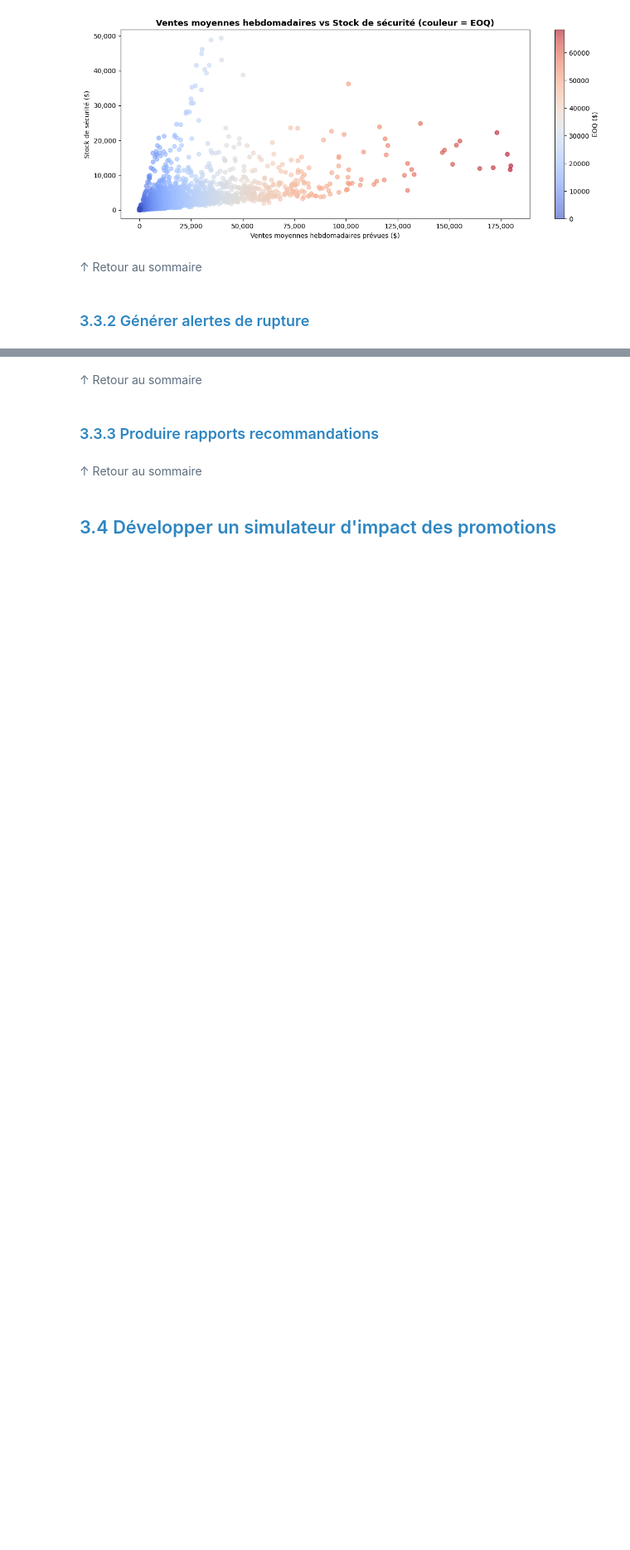
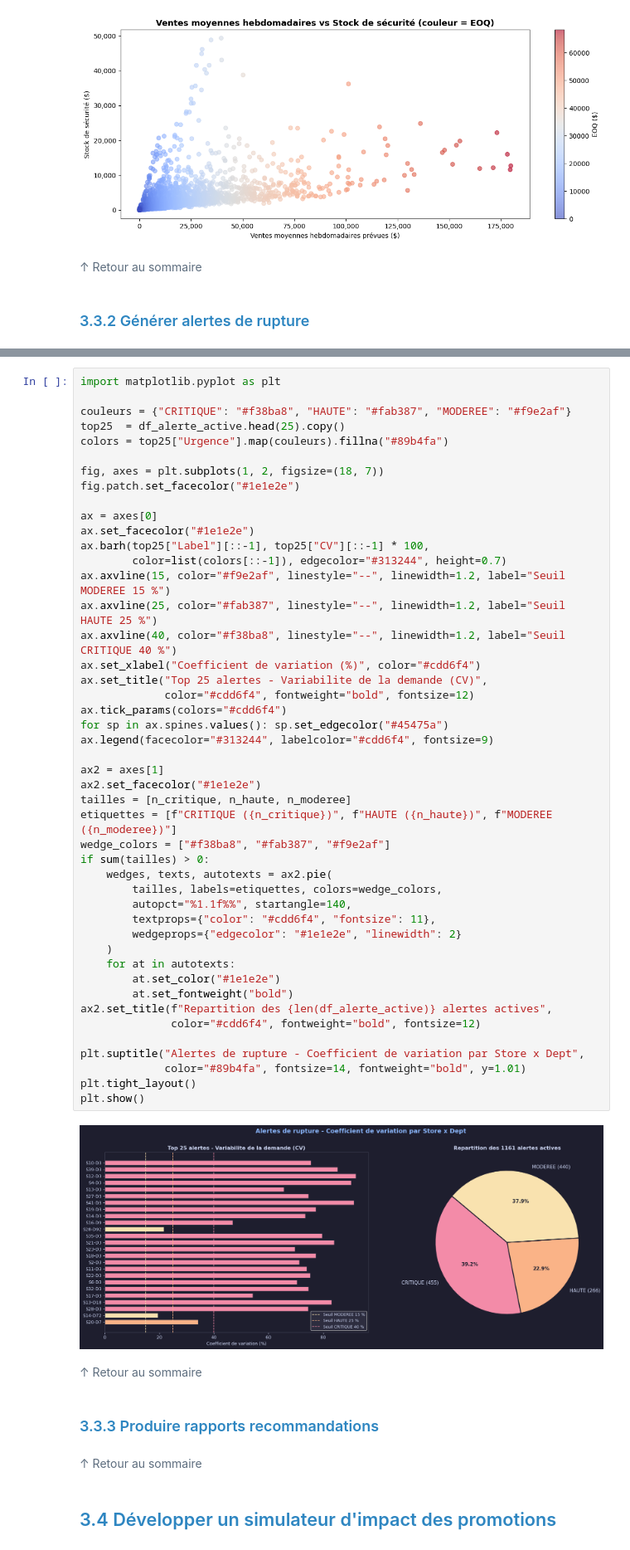
Before and after one commit to AnisHemaida/walmart-sales-forecasting, a Jupyter notebook: notebooks/SIPV_Walmart_EPIC3.ipynb, the cells around one changed output, grey strips where cells are left out. Shown at 83% size. Drawn from its saved outputs; the diff is of its cells as text; blank space fills up the shorter version.

Commit message:
alertes de rupture

```diff
--- a/notebooks/SIPV_Walmart_EPIC3.ipynb
+++ b/notebooks/SIPV_Walmart_EPIC3.ipynb
@@ -1062,3 +1175,51 @@ plt.show()
+# %%
+import matplotlib.pyplot as plt
+
+couleurs = {"CRITIQUE": "#f38ba8", "HAUTE": "#fab387", "MODEREE": "#f9e2af"}
+top25  = df_alerte_active.head(25).copy()
+colors = top25["Urgence"].map(couleurs).fillna("#89b4fa")
+
+fig, axes = plt.subplots(1, 2, figsize=(18, 7))
+fig.patch.set_facecolor("#1e1e2e")
+
+ax = axes[0]
+ax.set_facecolor("#1e1e2e")
+ax.barh(top25["Label"][::-1], top25["CV"][::-1] * 100,
+        color=list(colors[::-1]), edgecolor="#313244", height=0.7)
+ax.axvline(15, color="#f9e2af", linestyle="--", linewidth=1.2, label="Seuil MODEREE 15 %")
+ax.axvline(25, color="#fab387", linestyle="--", linewidth=1.2, label="Seuil HAUTE 25 %")
+ax.axvline(40, color="#f38ba8", linestyle="--", linewidth=1.2, label="Seuil CRITIQUE 40 %")
+ax.set_xlabel("Coefficient de variation (%)", color="#cdd6f4")
+ax.set_title("Top 25 alertes - Variabilite de la demande (CV)",
+             color="#cdd6f4", fontweight="bold", fontsize=12)
+ax.tick_params(colors="#cdd6f4")
+for sp in ax.spines.values(): sp.set_edgecolor("#45475a")
+ax.legend(facecolor="#313244", labelcolor="#cdd6f4", fontsize=9)
+
+ax2 = axes[1]
+ax2.set_facecolor("#1e1e2e")
+tailles = [n_critique, n_haute, n_moderee]
+etiquettes = [f"CRITIQUE ({n_critique})", f"HAUTE ({n_haute})", f"MODEREE ({n_moderee})"]
+wedge_colors = ["#f38ba8", "#fab387", "#f9e2af"]
+if sum(tailles) > 0:
+    wedges, texts, autotexts = ax2.pie(
+        tailles, labels=etiquettes, colors=wedge_colors,
+        autopct="%1.1f%%", startangle=140,
+        textprops={"color": "#cdd6f4", "fontsize": 11},
+        wedgeprops={"edgecolor": "#1e1e2e", "linewidth": 2}
+    )
+    for at in autotexts:
+        at.set_color("#1e1e2e")
+        at.set_fontweight("bold")
+ax2.set_title(f"Repartition des {len(df_alerte_active)} alertes actives",
+              color="#cdd6f4", fontweight="bold", fontsize=12)
+
+plt.suptitle("Alertes de rupture - Coefficient de variation par Store x Dept",
+             color="#89b4fa", fontsize=14, fontweight="bold", y=1.01)
+plt.tight_layout()
+plt.show()
+# %% [output]
+[figure, added]
 # %% [markdown]
 <a href="#0" style="color:#5D6D7E; text-decoration:none;">
 ↑ Retour au sommaire
```
Also changed, not shown: parts of 3 cells of this notebook.
